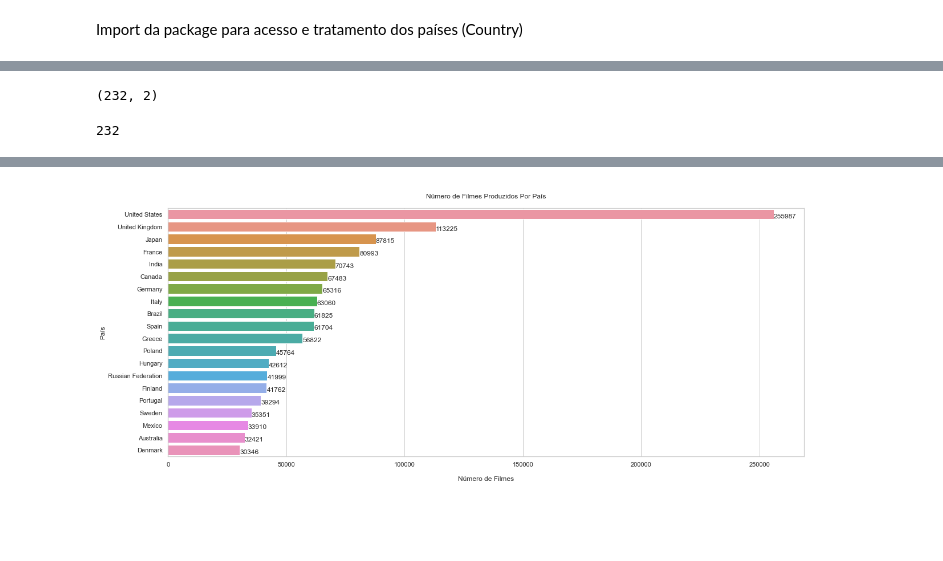
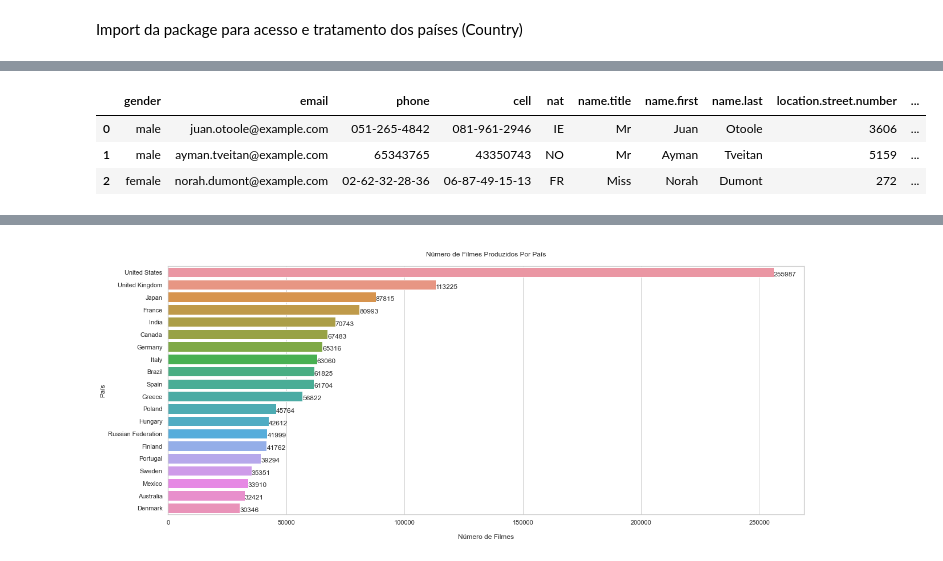
Before and after one commit to EdisonMoreira/-aquecimento-formacao-infra, a Jupyter notebook: Pipeline.ipynb, the cells around one changed output, grey strips where cells are left out. Cells and saved outputs as stored; diff of their text form; code cells hidden in the pictures; blank space fills up the shorter version.

```diff
--- a/Pipeline.ipynb
+++ b/Pipeline.ipynb
@@ -96,8 +90,8 @@ import pandas as pd
 def coletaDado (quantidadeDado: int):
     parametroAPI="https://randomuser.me/api/?results=" + str(quantidadeDado)
     print(parametroAPI)
-    return reqs.get(parametroAPI)
+    return requests.get(parametroAPI)
 # %%
-responseDados = coletaDado(5)
+responseDados = coletaDado(135)
 print(responseDados.status_code)
 # %% [output]
@@ -140,0 +114,30 @@ print(df)
+# %%
+# Padrão E.164 formato Internacional
+# Phones que contem letras são desprezados
+# A Python program to demonstrate working of re.match().
+import re
+
+# Lets use a regular expression to dismatch a phone string
+# within alphabet characters
+regex = r"([0-9 -()]+)"
+
+
+for ind in df.index:
+    match = re.search(regex, df['phone'][ind])
+    if match is True:
+      phoneIntAux = phonenumbers.parse(df['phone'][ind], df['nat'][ind])
+      phoneInt = phonenumbers.format_number(phoneIntAux, phonenumbers.PhoneNumberFormat.INTERNATIONAL)
+      df.loc[ind, 'phone']  = phoneInt
+# %%
+# Padrão E.164 formato Internacional
+# Celulares que contem letras são desprezados
+# A Python program to demonstrate working of re.match().
+
+for ind in df.index:
+   match = re.search(regex, df['cell'][ind])
+   if match == None:
+     cellIntAux = phonenumbers.parse(df['cell'][ind], df['nat'][ind])
+     cellInt = phonenumbers.format_number(phoneIntAux, phonenumbers.PhoneNumberFormat.INTERNATIONAL)
+     df.loc[ind, 'cell']  = cellInt
+   else:
+    print(df['cell'][ind], df['nat'][ind])
@@ -199,11 +225 @@ display(resultado8)
-# %%
-# Shape
-resultado8.shape
-# %% [output]
-(232, 2)
-# %%
-# Número de linhas
-resultado8.shape[0]
-# %% [output]
-232
 # %%
@@ -213,2 +229,9 @@ contagem = []
+# %%
+df.head(3)
+# %% [output]
+|  | gender | email | phone | cell | nat | name.title | name.first | name.last | location.street.number | ... |
+| 0 | male | juan.otoole@example.com | 051-265-4842 | 081-961-2946 | IE | Mr | Juan | Otoole | 3606 | ... |
+| 1 | male | ayman.tveitan@example.com | 65343765 | 43350743 | NO | Mr | Ayman | Tveitan | 5159 | ... |
+| 2 | female | norah.dumont@example.com | 02-62-32-28-36 | 06-87-49-15-13 | FR | Miss | Norah | Dumont | 272 | ... |
 # %%
 # Loop para obter o país de acordo com a região
```
Also changed, not shown: parts of 47 cells of this notebook.
